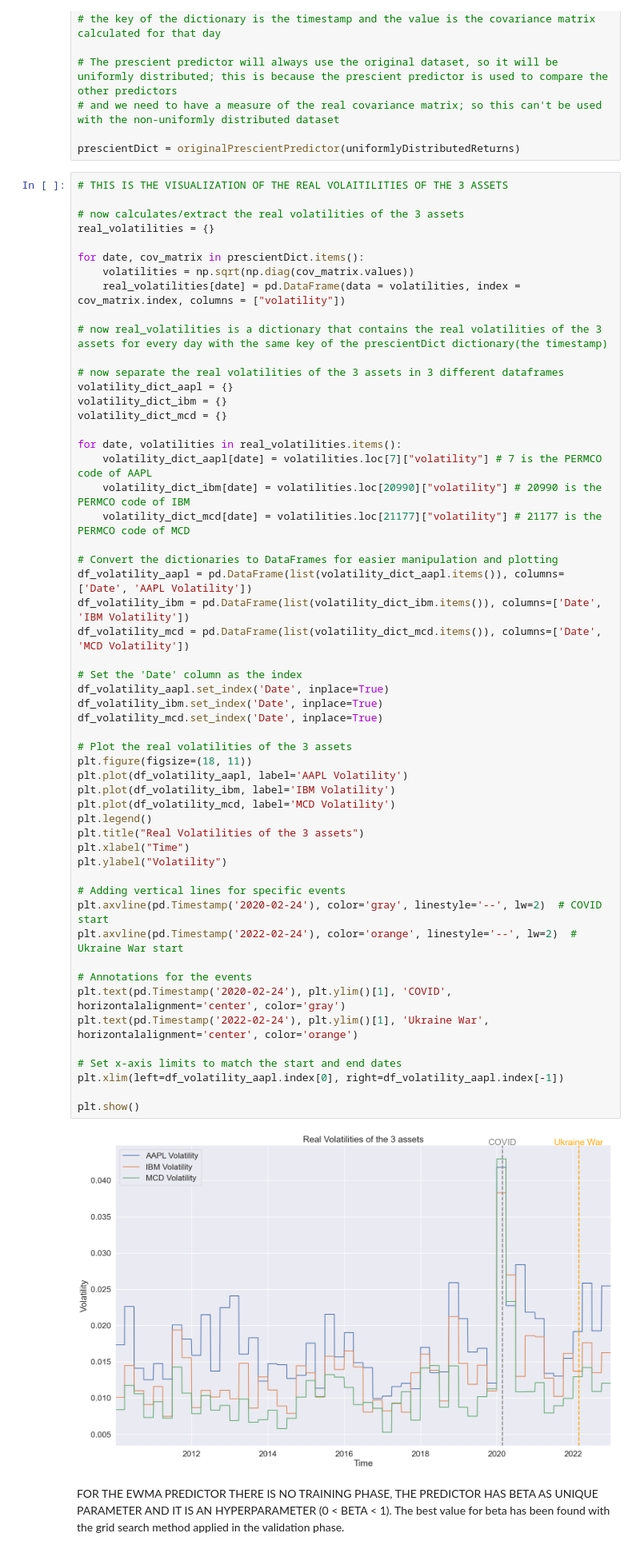
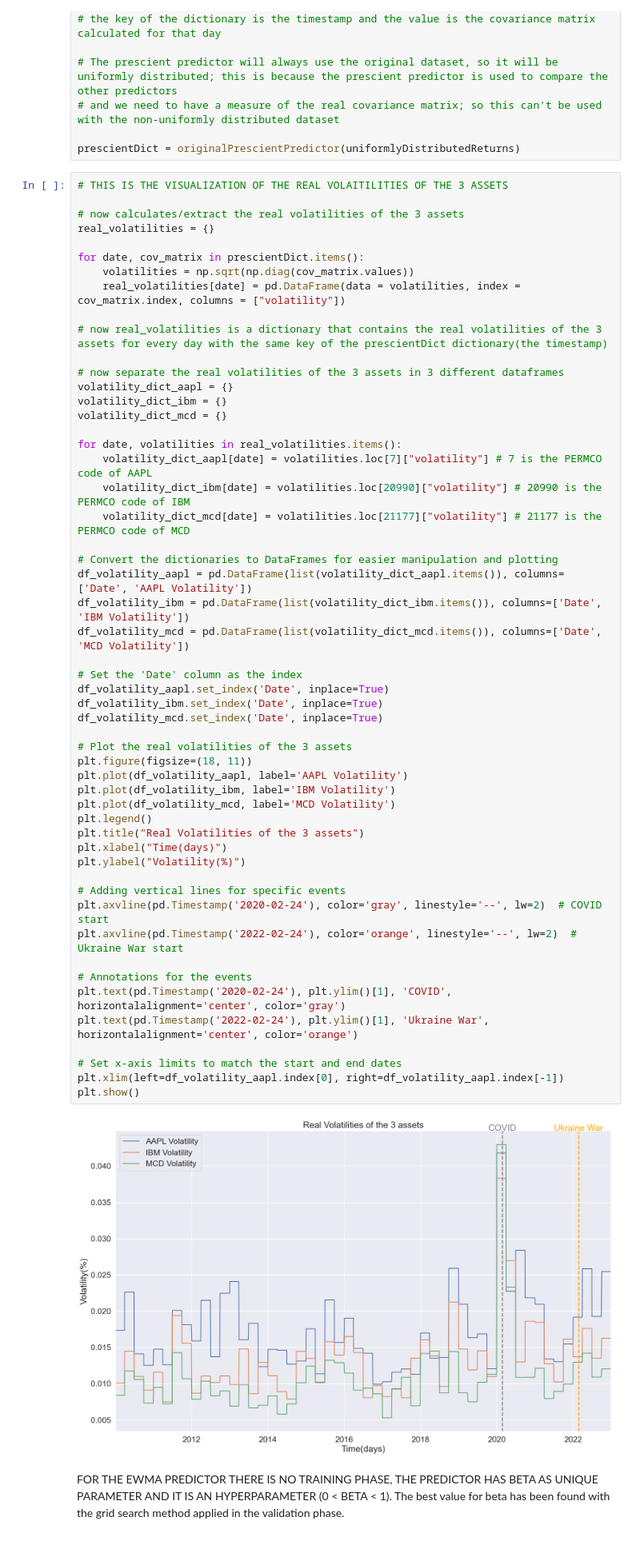
Before and after one commit to StefanoChiodini/cov_pred_finance, a Jupyter notebook: experiments/ewmaPerformance.ipynb, the cells around one changed output. Shown at 80% size. Drawn from its saved outputs; the diff is of its cells as text.

```diff
--- a/experiments/ewmaPerformance.ipynb
+++ b/experiments/ewmaPerformance.ipynb
@@ -123,37 +105,36 @@ for date, volatilities in real_volatilities.items():
 # Convert the dictionaries to DataFrames for easier manipulation and plotting
 df_volatility_aapl = pd.DataFrame(list(volatility_dict_aapl.items()), columns=['Date', 'AAPL Volatility'])
 df_volatility_ibm = pd.DataFrame(list(volatility_dict_ibm.items()), columns=['Date', 'IBM Volatility'])
 df_volatility_mcd = pd.DataFrame(list(volatility_dict_mcd.items()), columns=['Date', 'MCD Volatility'])
 
 # Set the 'Date' column as the index
 df_volatility_aapl.set_index('Date', inplace=True)
 df_volatility_ibm.set_index('Date', inplace=True)
 df_volatility_mcd.set_index('Date', inplace=True)
 
 # Plot the real volatilities of the 3 assets
 plt.figure(figsize=(18, 11))
 plt.plot(df_volatility_aapl, label='AAPL Volatility')
 plt.plot(df_volatility_ibm, label='IBM Volatility')
 plt.plot(df_volatility_mcd, label='MCD Volatility')
 plt.legend()
 plt.title("Real Volatilities of the 3 assets")
-plt.xlabel("Time")
-plt.ylabel("Volatility")
+plt.xlabel("Time(days)")
+plt.ylabel("Volatility(%)")
 
 # Adding vertical lines for specific events
 plt.axvline(pd.Timestamp('2020-02-24'), color='gray', linestyle='--', lw=2)  # COVID start
 plt.axvline(pd.Timestamp('2022-02-24'), color='orange', linestyle='--', lw=2)  # Ukraine War start
 
 # Annotations for the events
 plt.text(pd.Timestamp('2020-02-24'), plt.ylim()[1], 'COVID', horizontalalignment='center', color='gray')
 plt.text(pd.Timestamp('2022-02-24'), plt.ylim()[1], 'Ukraine War', horizontalalignment='center', color='orange')
 
 # Set x-axis limits to match the start and end dates
 plt.xlim(left=df_volatility_aapl.index[0], right=df_volatility_aapl.index[-1])
-
 plt.show()
 # %% [output]
-[figure, old version]
+[figure, new version]
 # %% [markdown]
 FOR THE EWMA PREDICTOR THERE IS NO TRAINING PHASE, THE PREDICTOR HAS BETA AS UNIQUE PARAMETER AND IT IS AN HYPERPARAMETER (0 < BETA < 1).
 The best value for beta has been found with the grid search method applied in the validation phase.
```
Also changed, not shown: parts of 12 cells of this notebook, 8 other files.
